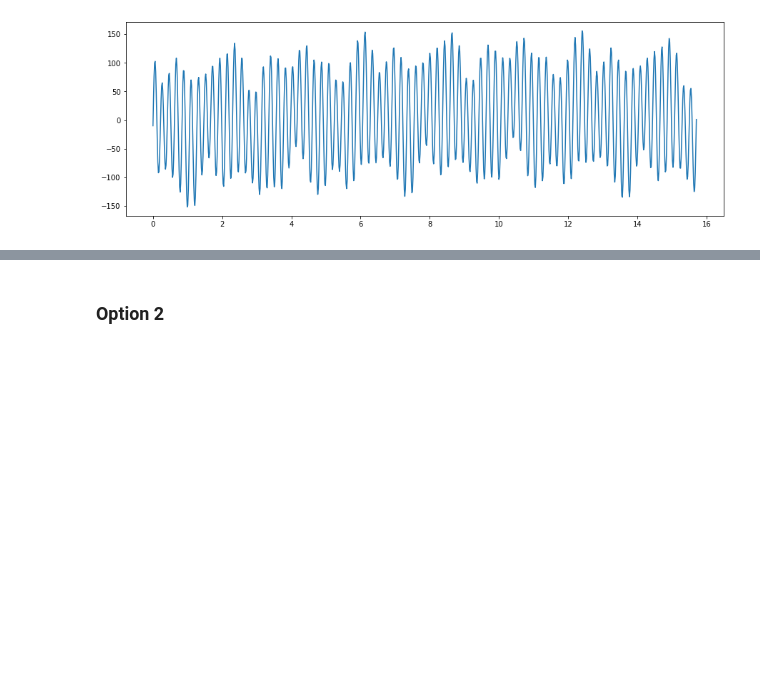
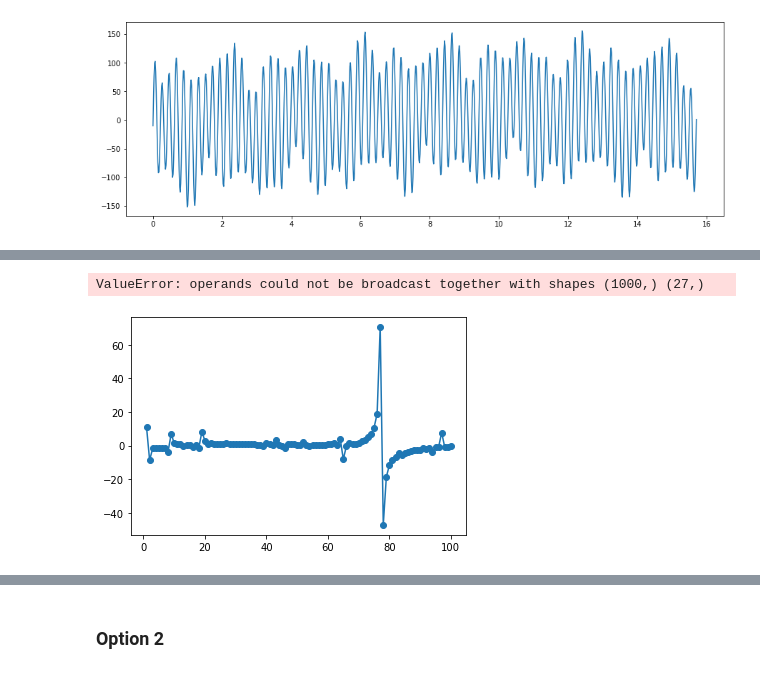
Before and after one commit to vnalla10/Capstone-Modern-Physics, a Jupyter notebook: Assignment12.ipynb, the cells around one changed output, grey strips where cells are left out. Drawn from its saved outputs; the diff is of its cells as text; code cells hidden in the pictures; blank space fills up the shorter version.

```diff
--- a/Assignment12.ipynb
+++ b/Assignment12.ipynb
@@ -194,8 +196,13 @@ plt.show()
 def find_nearest(array, value):
     array = np.asarray(array)
     idx = (np.abs(array - value)).argmin()
-    return array[idx]
+    return np.where(array == array[idx])[0]
+
+def func(xval, period):
+    index = find_nearest(x, xval)
+    return y[index]
 # %%
-xnew = np.linspace(0, 5*math.pi, num = 3000)
-print(find_nearest(x, xnew[11]))
+k = 100
+ak, bk = findFourierCoefficients(func, k, 16)
+ks = np.linspace(1,k,k)
 # %% [output]
@@ -202,0 +219,9 @@ print(find_nearest(x, xnew[11]))
+# %%
+plt.plot(ks, ak)
+plt.scatter(ks, ak)
+hvals = np.zeros(scipy.signal.find_peaks(ak)[0].size)
+hvals = func(scipy.signal.find_peaks(ak)[0], 16)
+print(hvals)
+# %% [output]
+ValueError: operands could not be broadcast together with shapes (1000,) (27,)
+[figure, added]
```
Also changed, not shown: parts of 5 cells of this notebook.
